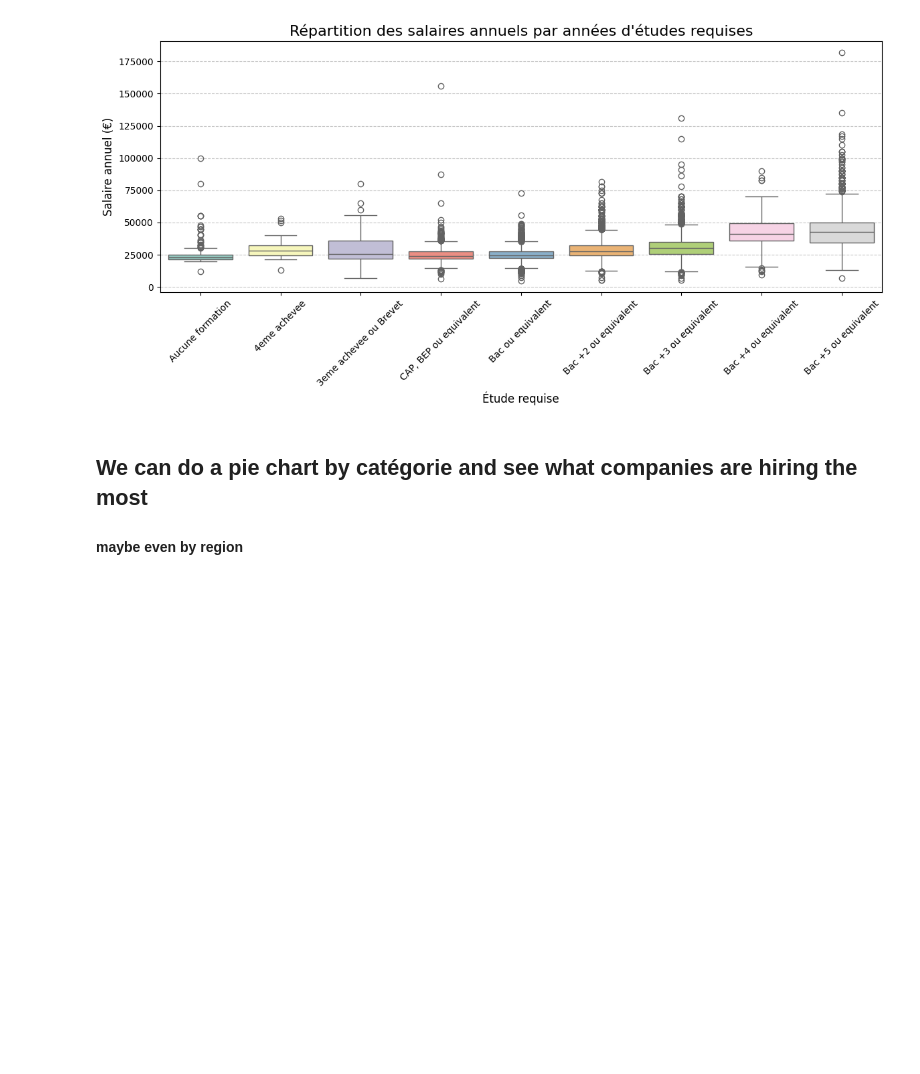
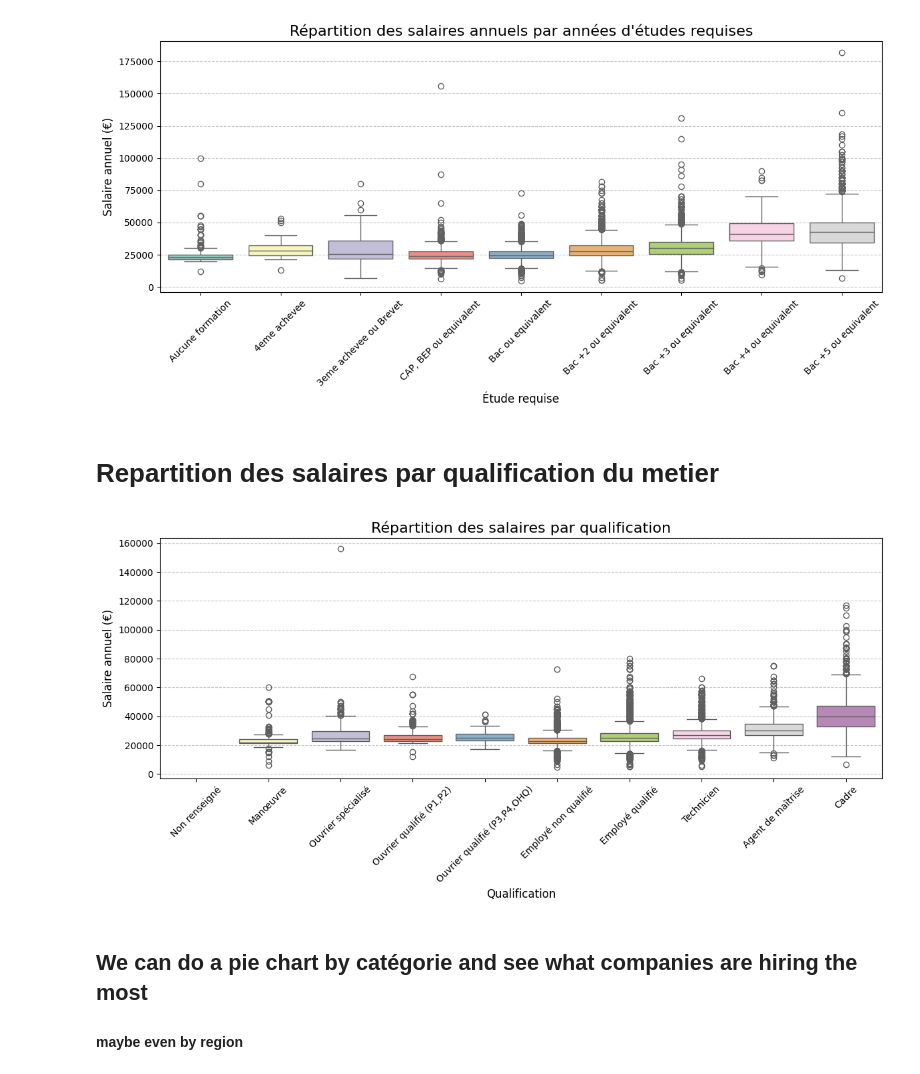
Before and after one commit to smnnawal4/projet-salaires, a Jupyter notebook: stats.ipynb, the cells around one changed output. Saved outputs shown, nothing was run; the diff lists cells and outputs as text; code cells hidden in the pictures; blank space fills up the shorter version.

```diff
--- a/stats.ipynb
+++ b/stats.ipynb
@@ -175,6 +312,43 @@ plt.tight_layout()
 plt.show()
 # %% [output]
 [figure]
+# %% [markdown]
+# Repartition des salaires par qualification du metier
+# %%
+qualification_num_2_str_dict = {
+    8.0: "Agent de maîtrise",
+    6.0: "Employé qualifié",
+    9.0: "Cadre",
+    5.0: "Employé non qualifié",
+    2.0: "Ouvrier spécialisé",
+    7.0: "Technicien",
+    3.0: "Ouvrier qualifié (P1,P2)",
+    1.0: "Manœuvre",
+    4.0: "Ouvrier qualifié (P3,P4,OHQ)",
+    0 : "Non renseigné"
+}
+# %%
+# Remplacement des valeurs numériques par les descriptions textuelles dans la colonne 'qualificationCode'
+df['qualificationCode_str'] = df['qualificationCode'].map(qualification_num_2_str_dict)
+
+# Définir un ordre pour la colonne textuelle
+df['qualificationCode_str'] = pd.Categorical(df['qualificationCode_str'],
+                                         categories=[qualification_num_2_str_dict[i] for i in range(len(qualification_num_2_str_dict))],
+                                         ordered=True)
+
+# Création du graphique
+plt.figure(figsize=(12, 6))
+sns.boxplot(data=df, x='qualificationCode_str', y='salaire_annuel', hue='qualificationCode_str', palette='Set3', dodge=False)
+plt.legend([],[], frameon=False)  # Supprime la légende
+plt.title("Répartition des salaires par qualification", fontsize=16)
+plt.xlabel('Qualification', fontsize=12)
+plt.ylabel('Salaire annuel (€)', fontsize=12)
+plt.xticks(rotation=45)
+plt.grid(axis='y', linestyle='--', alpha=0.7)
+plt.tight_layout()
+plt.show()
+# %% [output]
+[figure, added]
 # %% [markdown]
 ## We can do a pie chart by catégorie and see what companies are hiring the most
 #### maybe even by region
```
Also changed, not shown: parts of 10 cells of this notebook.
